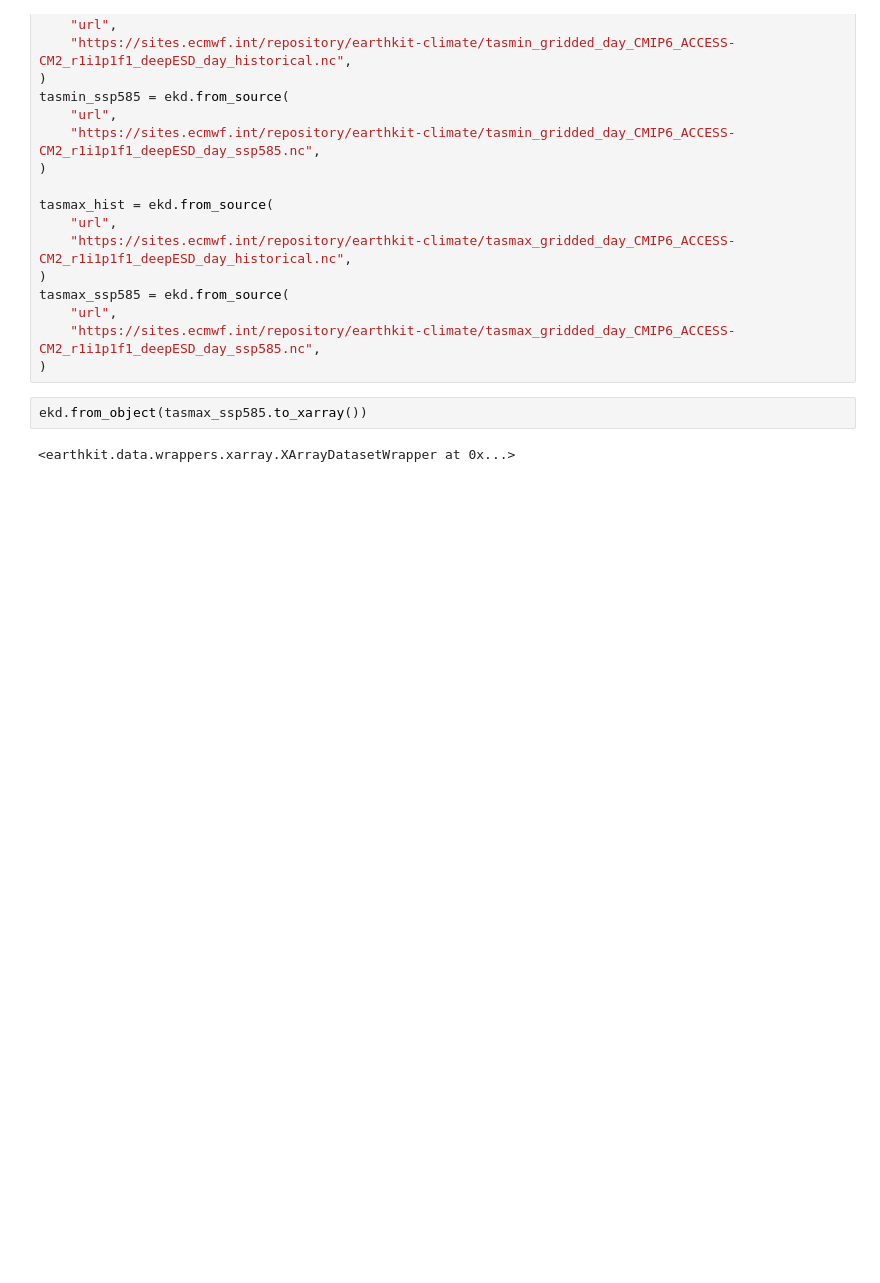
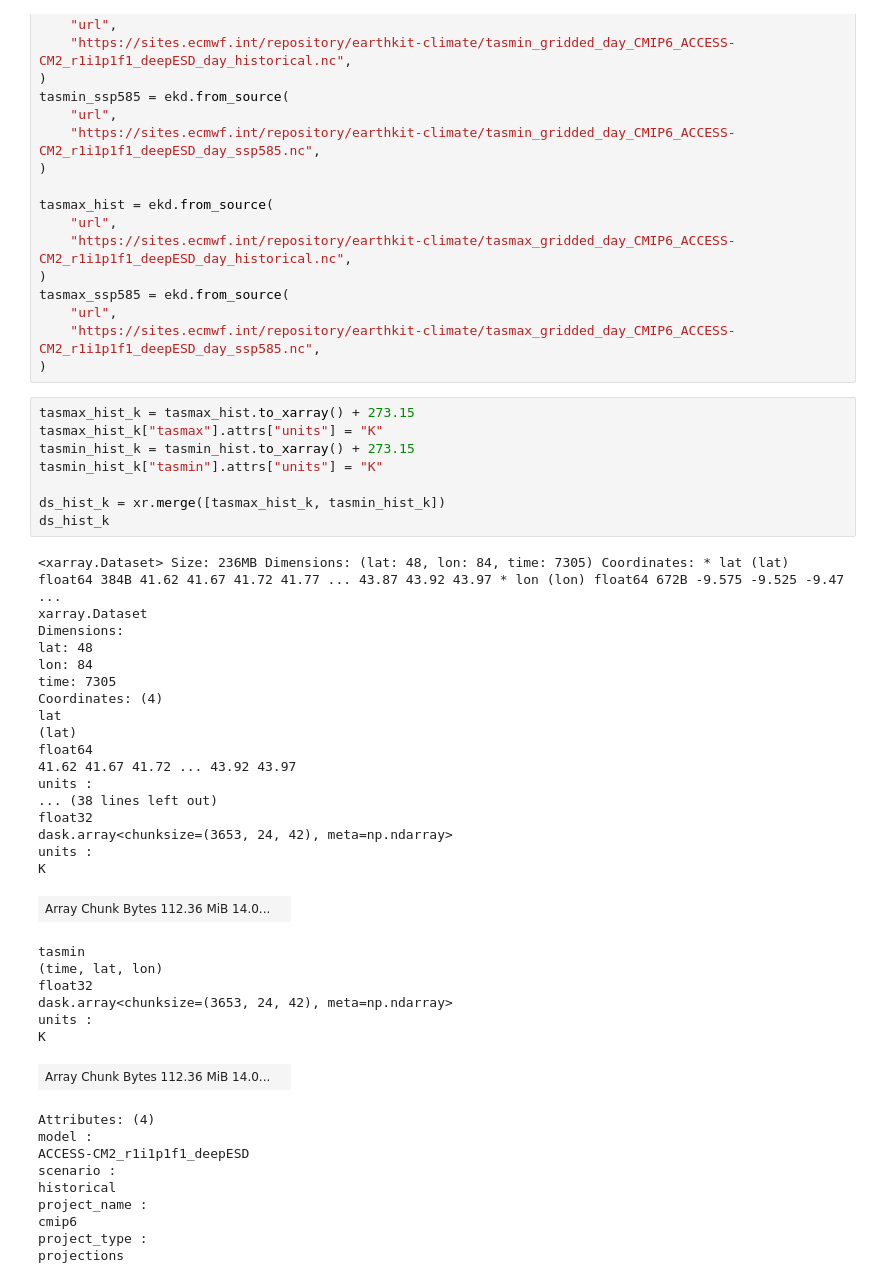
Before and after one commit to ecmwf/earthkit-climate, a Jupyter notebook: docs/notebooks/test-book.ipynb, the cells around one changed output. Cells and saved outputs as stored; diff of their text form; blank space fills up the shorter version.

```diff
--- a/docs/notebooks/test-book.ipynb
+++ b/docs/notebooks/test-book.ipynb
@@ -59,8 +60,47 @@ tasmax_ssp585 = ekd.from_source(
     "https://sites.ecmwf.int/repository/earthkit-climate/tasmax_gridded_day_CMIP6_ACCESS-CM2_r1i1p1f1_deepESD_day_ssp585.nc",
 )
 # %%
-ekd.from_object(tasmax_ssp585.to_xarray())
+tasmax_hist_k = tasmax_hist.to_xarray() + 273.15
+tasmax_hist_k["tasmax"].attrs["units"] = "K"
+tasmin_hist_k = tasmin_hist.to_xarray() + 273.15
+tasmin_hist_k["tasmin"].attrs["units"] = "K"
+
+ds_hist_k = xr.merge([tasmax_hist_k, tasmin_hist_k])
+ds_hist_k
 # %% [output]
-<earthkit.data.wrappers.xarray.XArrayDatasetWrapper at 0x...>
+<xarray.Dataset> Size: 236MB Dimensions: (lat: 48, lon: 84, time: 7305) Coordinates: * lat (lat) float64 384B 41.62 41.67 41.72 41.77 ... 43.87 43.92 43.97 * lon (lon) float64 672B -9.575 -9.525 -9.47 ...
+xarray.Dataset
+Dimensions:
+lat: 48
+lon: 84
+time: 7305
+Coordinates: (4)
+lat
+(lat)
+float64
+41.62 41.67 41.72 ... 43.92 43.97
+units :
+... (38 lines left out)
+float32
+dask.array<chunksize=(3653, 24, 42), meta=np.ndarray>
+units :
+K
+| Array Chunk Bytes 112.36 MiB 14.0... |  |
+tasmin
+(time, lat, lon)
+float32
+dask.array<chunksize=(3653, 24, 42), meta=np.ndarray>
+units :
+K
+| Array Chunk Bytes 112.36 MiB 14.0... |  |
+Attributes: (4)
+model :
+ACCESS-CM2_r1i1p1f1_deepESD
+scenario :
+historical
+project_name :
+cmip6
+project_type :
+projections
 # %%
 # DTR
```
Also changed, not shown: parts of 3 cells of this notebook.
